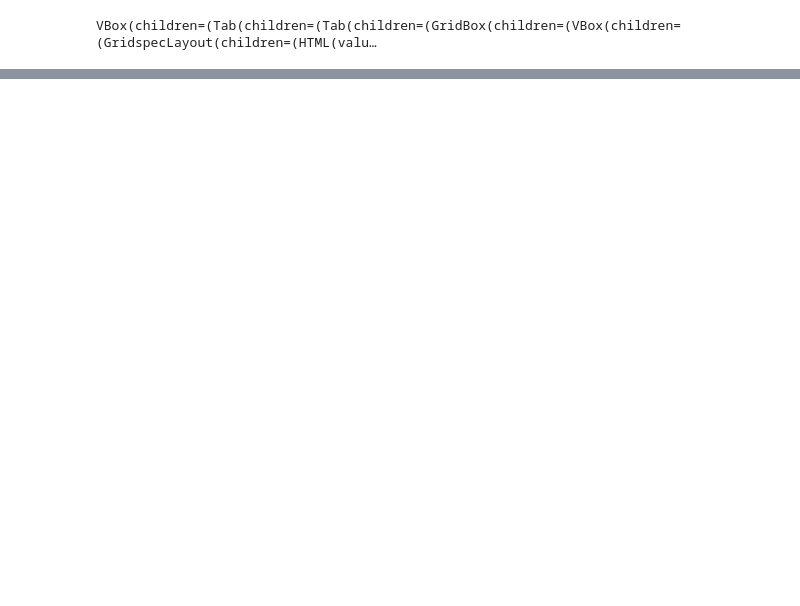
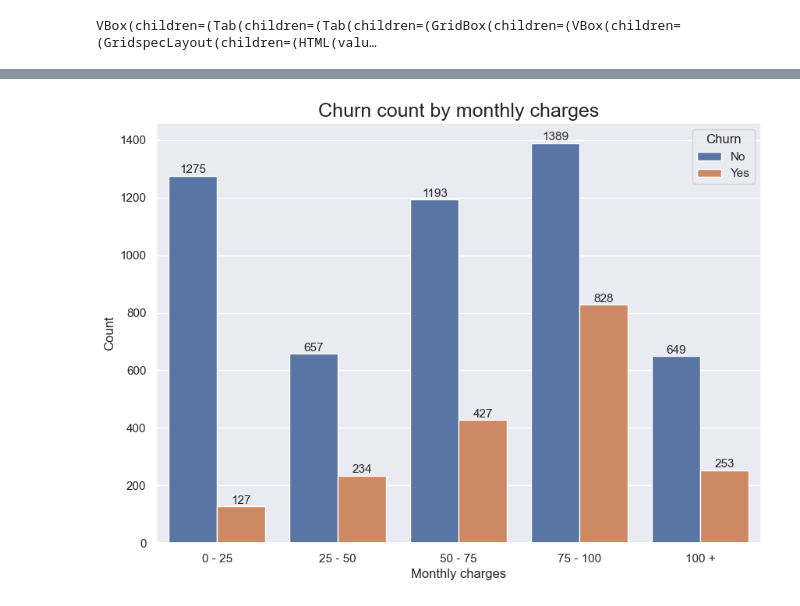
Before and after one commit to AshjWright88/Churn-Model, a Jupyter notebook: 02 Exploration/AW_Explore.ipynb, the cells around one changed output, grey strips where cells are left out. Saved outputs shown, nothing was run; the diff lists cells and outputs as text; code cells hidden in the pictures; blank space fills up the shorter version.

Commit message:
feature: explore category churn dependency

```diff
--- a/02 Exploration/AW_Explore.ipynb
+++ b/02 Exploration/AW_Explore.ipynb
@@ -28,0 +233,13 @@ VBox(children=(Tab(children=(Tab(children=(GridBox(children=(VBox(children=(Grid
+# %%
+mbucket_order = ['0 - 25','25 - 50','50 - 75','75 - 100','100 +',]
+plt.subplots(figsize = (10,7))
+ax = sns.countplot(x="MonthlyChargesBuckets", hue='Churn', data=df, order = mbucket_order)
+ax.set_title('Churn count by monthly charges',fontsize = 18)
+ax.set_xlabel('Monthly charges', fontsize = 12)
+ax.set_ylabel('Count', fontsize = 12)
+for rect in ax.patches:
+    ax.text (rect.get_x() + rect.get_width() / 2, rect.get_height()+ 10, rect.get_height()
+             ,horizontalalignment='center', fontsize = 11)
+plt.show()
+# %% [output]
+[figure, added]
```
Also changed, not shown: parts of 36 cells of this notebook.
